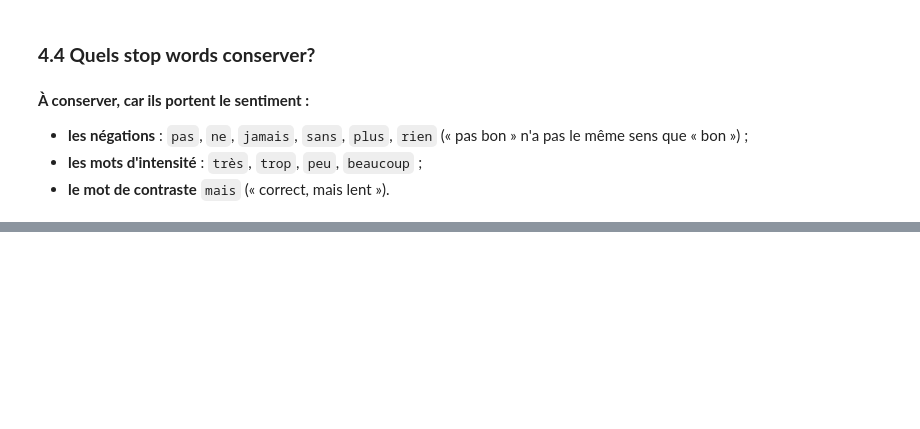
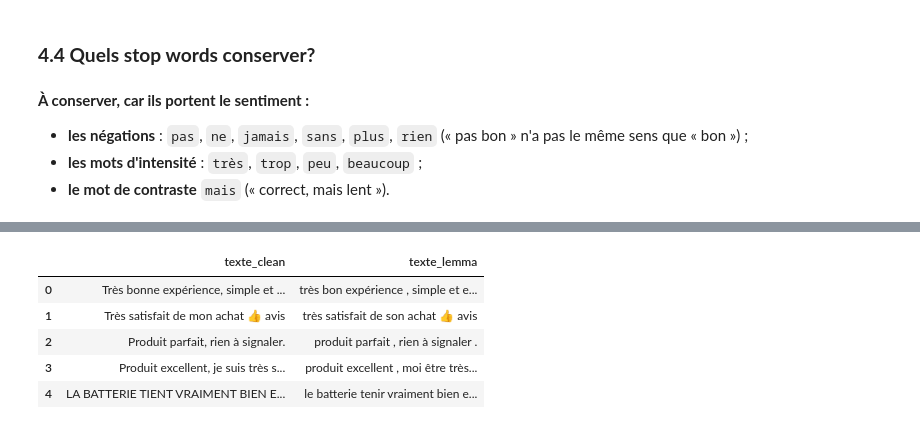
Before and after one commit to Alassanee/atelier_prepa_donnees_textuelles, a Jupyter notebook: notebooks/atelier_prepa_donnees_textuelles.ipynb, the cells around one changed output, grey strips where cells are left out. Cells and saved outputs as stored; diff of their text form; code cells hidden in the pictures; blank space fills up the shorter version.

```diff
--- a/notebooks/atelier_prepa_donnees_textuelles.ipynb
+++ b/notebooks/atelier_prepa_donnees_textuelles.ipynb
@@ -713,0 +720,16 @@ Name: texte, dtype: str
+# %%
+import simplemma
+
+def lemmatiser(texte):
+    tokens = nltk.word_tokenize(texte, language='french')
+    return ' '.join(simplemma.lemmatize(mot, lang='fr') for mot in tokens)
+
+corpus['texte_lemma'] = corpus['texte_clean'].str.lower().apply(lemmatiser)
+corpus[['texte_clean', 'texte_lemma']].head()
+# %% [output]
+|  | texte_clean | texte_lemma |
+| 0 | Très bonne expérience, simple et ... | très bon expérience , simple et e... |
+| 1 | Très satisfait de mon achat 👍 avis | très satisfait de son achat 👍 avis |
+| 2 | Produit parfait, rien à signaler. | produit parfait , rien à signaler . |
+| 3 | Produit excellent, je suis très s... | produit excellent , moi être très... |
+| 4 | LA BATTERIE TIENT VRAIMENT BIEN E... | le batterie tenir vraiment bien e... |
```
Also changed, not shown: parts of 2 cells of this notebook.
